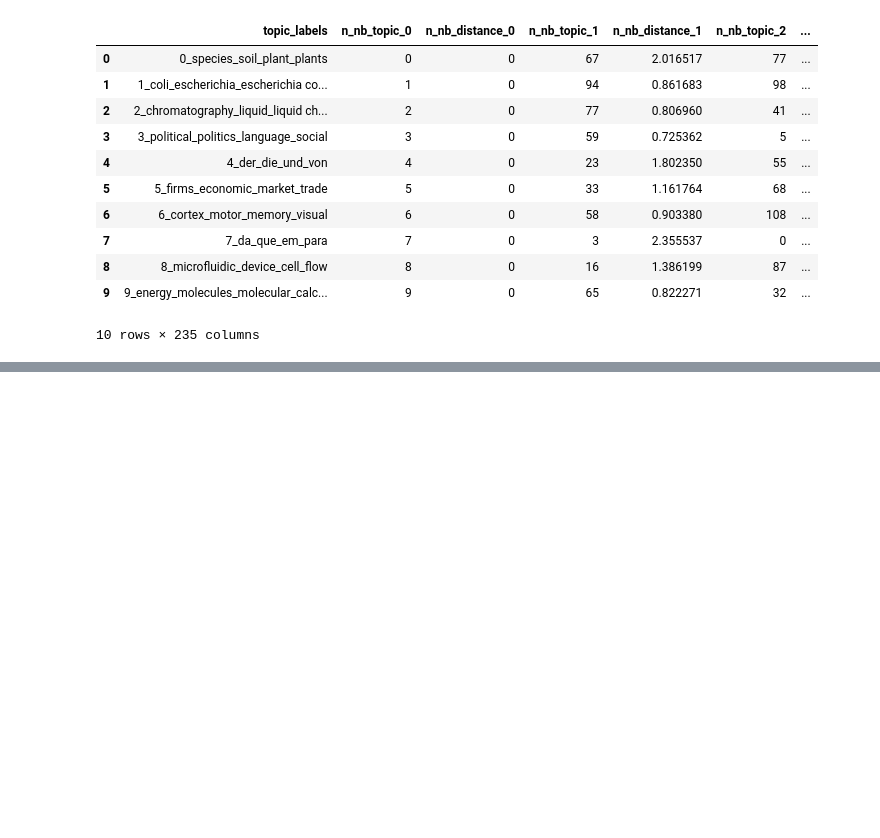
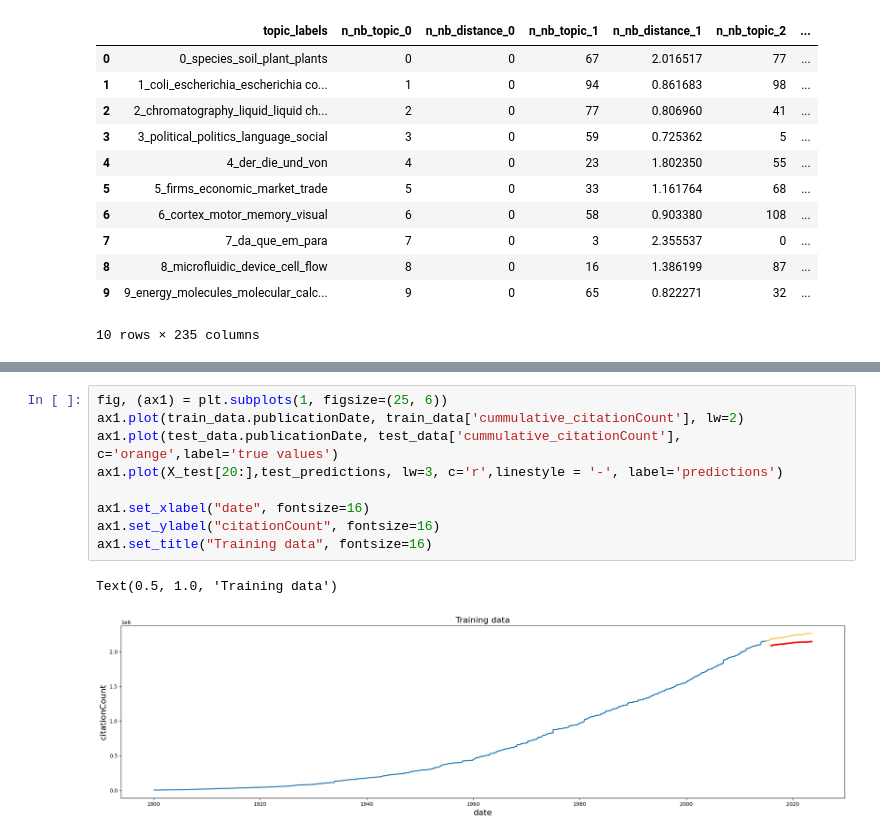
Before and after one commit to KutlualpTazefidan/convergence_oracle, a Jupyter notebook: Playground_JM/extract_embeddings.ipynb, the cells around one changed output, grey strips where cells are left out. Drawn from its saved outputs; the diff is of its cells as text; blank space fills up the shorter version.

```diff
--- a/Playground_JM/extract_embeddings.ipynb
+++ b/Playground_JM/extract_embeddings.ipynb
@@ -257,0 +485,12 @@ topic_labels_df.head(10)
+# %%
+fig, (ax1) = plt.subplots(1, figsize=(25, 6))
+ax1.plot(train_data.publicationDate, train_data['cummulative_citationCount'], lw=2)
+ax1.plot(test_data.publicationDate, test_data['cummulative_citationCount'], c='orange',label='true values')
+ax1.plot(X_test[20:],test_predictions, lw=3, c='r',linestyle = '-', label='predictions')
+
+ax1.set_xlabel("date", fontsize=16)
+ax1.set_ylabel("citationCount", fontsize=16)
+ax1.set_title("Training data", fontsize=16)
+# %% [output]
+Text(0.5, 1.0, 'Training data')
+[figure, added]
```
Also changed, not shown: parts of 23 cells of this notebook.
